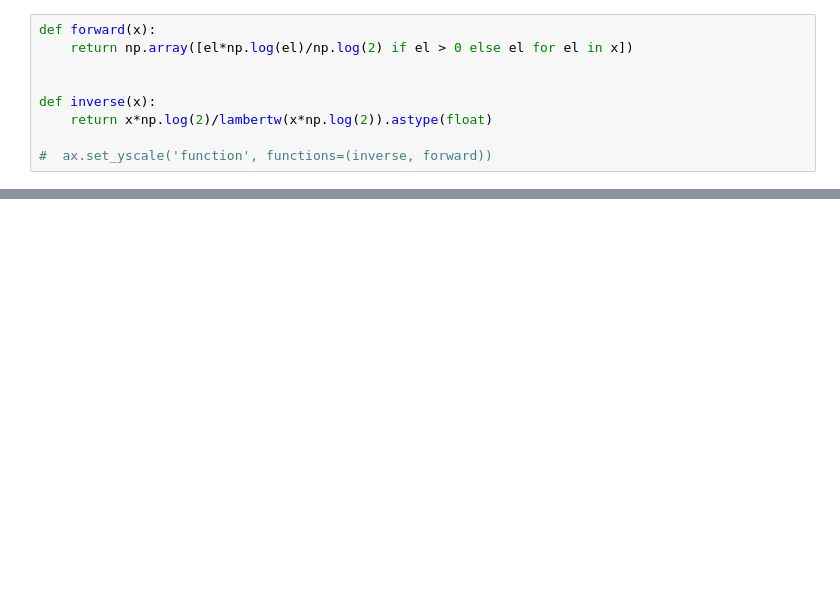
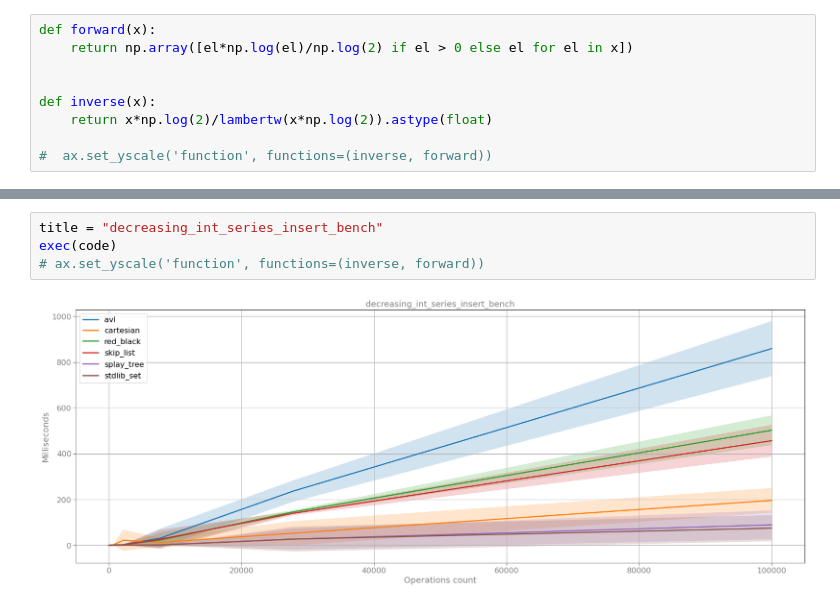
Before and after one commit to OganyanRV/Trees_implementation, a Jupyter notebook: experiments/Experiments.ipynb, the cells around one changed output, grey strips where cells are left out. Saved outputs shown, nothing was run; the diff lists cells and outputs as text; blank space fills up the shorter version.

```diff
--- a/experiments/Experiments.ipynb
+++ b/experiments/Experiments.ipynb
@@ -294,0 +70,6 @@ ax.set_yscale('function', functions=(inverse, forward))
+# %%
+title = "decreasing_int_series_insert_bench"
+exec(code)
+# ax.set_yscale('function', functions=(inverse, forward))
+# %% [output]
+[figure, added]
```
Also changed, not shown: parts of 24 cells of this notebook, 21 other files.
